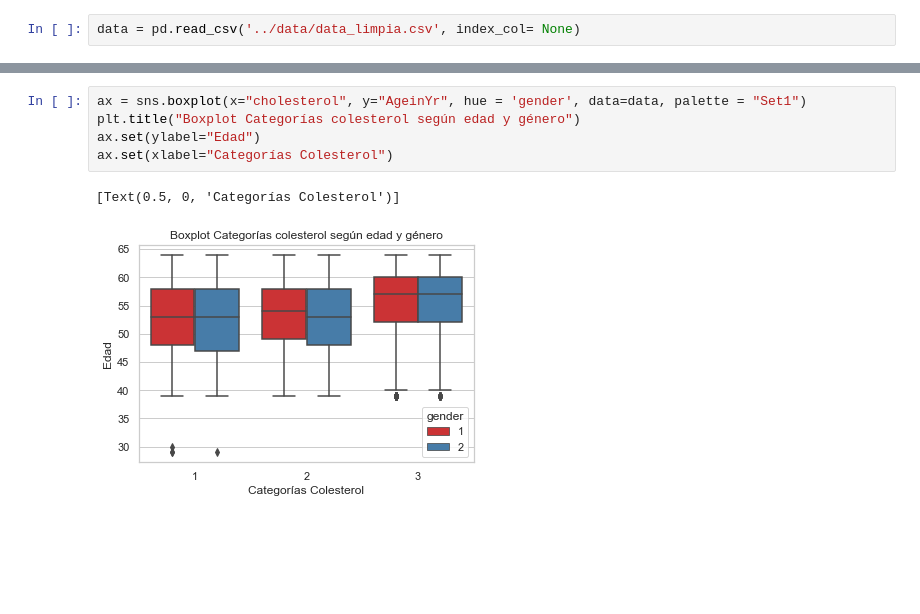
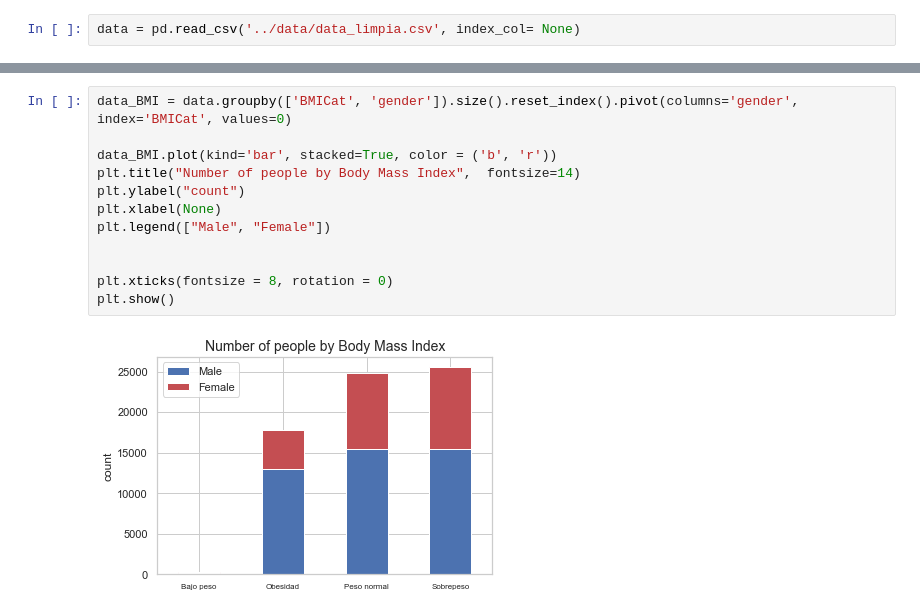
Before and after one commit to iamcest/risk_factors, a Jupyter notebook: scripts/visualizaciones_Maia.ipynb, the cells around one changed output, grey strips where cells are left out. Cells and saved outputs as stored; diff of their text form; blank space fills up the shorter version.

```diff
--- a/scripts/visualizaciones_Maia.ipynb
+++ b/scripts/visualizaciones_Maia.ipynb
@@ -106,8 +82,14 @@ ax.set(xlabel="Categorías BMI")
-# %%
-ax = sns.boxplot(x="cholesterol", y="AgeinYr", hue = 'gender', data=data, palette = "Set1")
-plt.title("Boxplot Categorías colesterol según edad y género")
-ax.set(ylabel="Edad")
-ax.set(xlabel="Categorías Colesterol")
-# %% [output]
-[Text(0.5, 0, 'Categorías Colesterol')]
-[figure, removed]
+# %%
+data_BMI = data.groupby(['BMICat', 'gender']).size().reset_index().pivot(columns='gender', index='BMICat', values=0)
+
+data_BMI.plot(kind='bar', stacked=True, color = ('b', 'r'))
+plt.title("Number of people by Body Mass Index",  fontsize=14)
+plt.ylabel("count")
+plt.xlabel(None)
+plt.legend(["Male", "Female"])
+
+
+plt.xticks(fontsize = 8, rotation = 0)
+plt.show()
+# %% [output]
+[figure, added]
```
Also changed, not shown: parts of 24 cells of this notebook.
